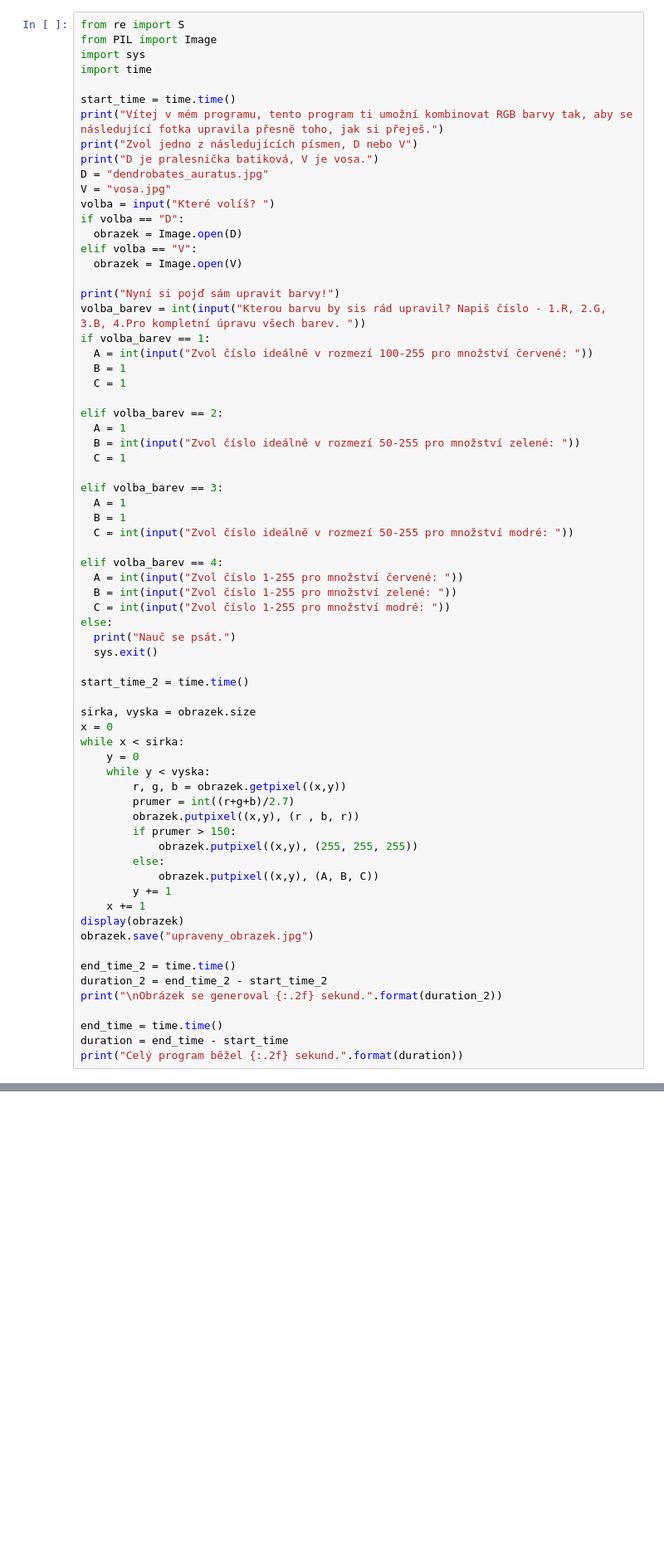
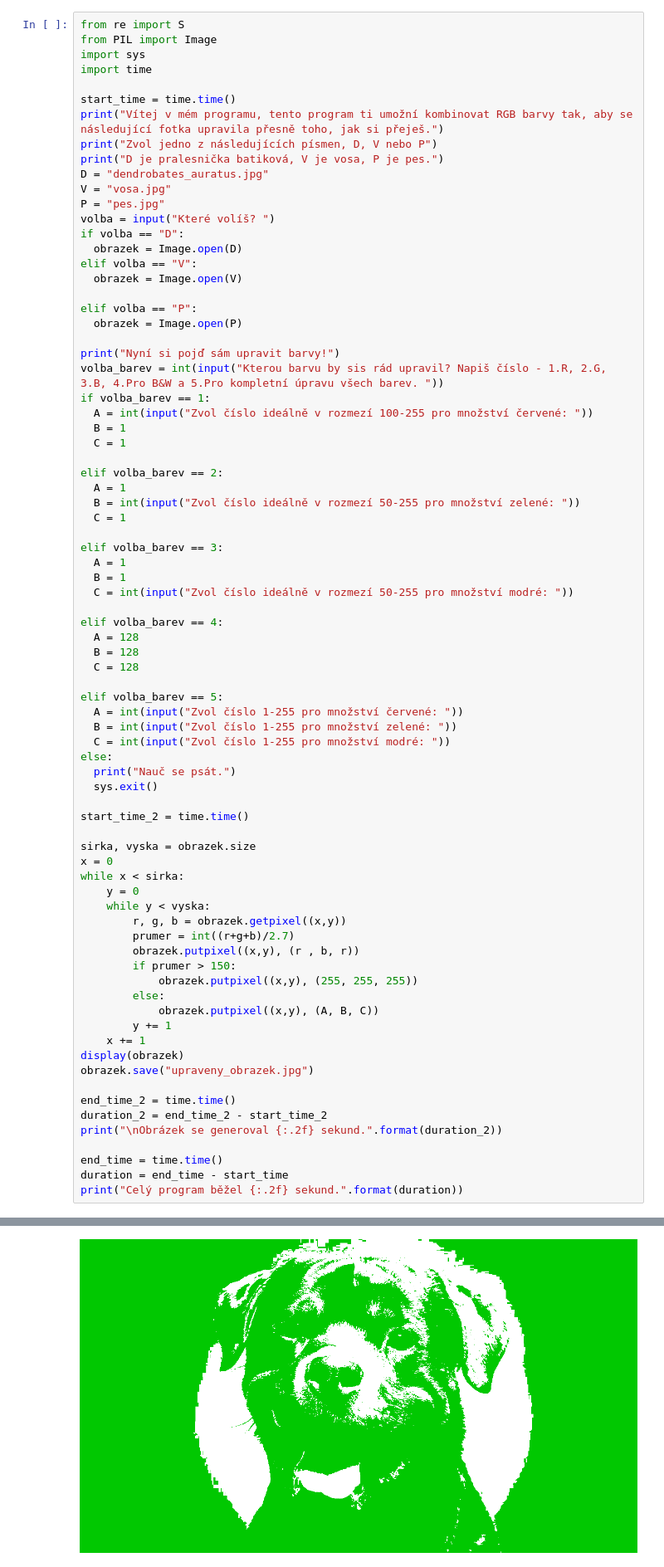
Before and after one commit to fia42192/filtry_moje_uprava, a Jupyter notebook: filtry_vlastni_uprava.ipynb, the cells around one changed output, grey strips where cells are left out. Shown at 83% size. Cells and saved outputs as stored; diff of their text form; blank space fills up the shorter version.

```diff
--- a/filtry_vlastni_uprava.ipynb
+++ b/filtry_vlastni_uprava.ipynb
@@ -8,18 +8,22 @@ import time
 
 start_time = time.time()
 print("Vítej v mém programu, tento program ti umožní kombinovat RGB barvy tak, aby se následující fotka upravila přesně toho, jak si přeješ.")
-print("Zvol jedno z následujících písmen, D nebo V")
-print("D je pralesnička batiková, V je vosa.")
+print("Zvol jedno z následujících písmen, D, V nebo P")
+print("D je pralesnička batiková, V je vosa, P je pes.")
 D = "dendrobates_auratus.jpg"
 V = "vosa.jpg"
+P = "pes.jpg"
 volba = input("Které volíš? ")
 if volba == "D":
   obrazek = Image.open(D)
 elif volba == "V":
   obrazek = Image.open(V)
 
+elif volba == "P":
+  obrazek = Image.open(P)
+
 print("Nyní si pojď sám upravit barvy!")
-volba_barev = int(input("Kterou barvu by sis rád upravil? Napiš číslo - 1.R, 2.G, 3.B, 4.Pro kompletní úpravu všech barev. "))
+volba_barev = int(input("Kterou barvu by sis rád upravil? Napiš číslo - 1.R, 2.G, 3.B, 4.Pro B&W a 5.Pro kompletní úpravu všech barev. "))
 if volba_barev == 1:
   A = int(input("Zvol číslo ideálně v rozmezí 100-255 pro množství červené: "))
   B = 1
@@ -36,6 +40,11 @@ elif volba_barev == 3:
   C = int(input("Zvol číslo ideálně v rozmezí 50-255 pro množství modré: "))
 
 elif volba_barev == 4:
+  A = 128
+  B = 128
+  C = 128
+
+elif volba_barev == 5:
   A = int(input("Zvol číslo 1-255 pro množství červené: "))
   B = int(input("Zvol číslo 1-255 pro množství zelené: "))
   C = int(input("Zvol číslo 1-255 pro množství modré: "))
@@ -69,3 +78,4 @@ print("\nObrázek se generoval {:.2f} sekund.".format(duration_2))
 end_time = time.time()
 duration = end_time - start_time
 print("Celý program běžel {:.2f} sekund.".format(duration))
+# %% [output]
@@ -71,0 +89 @@ print("Celý program běžel {:.2f} sekund.".format(duration))
+[figure, added]
```
Also changed, not shown: parts of 1 cell of this notebook.
